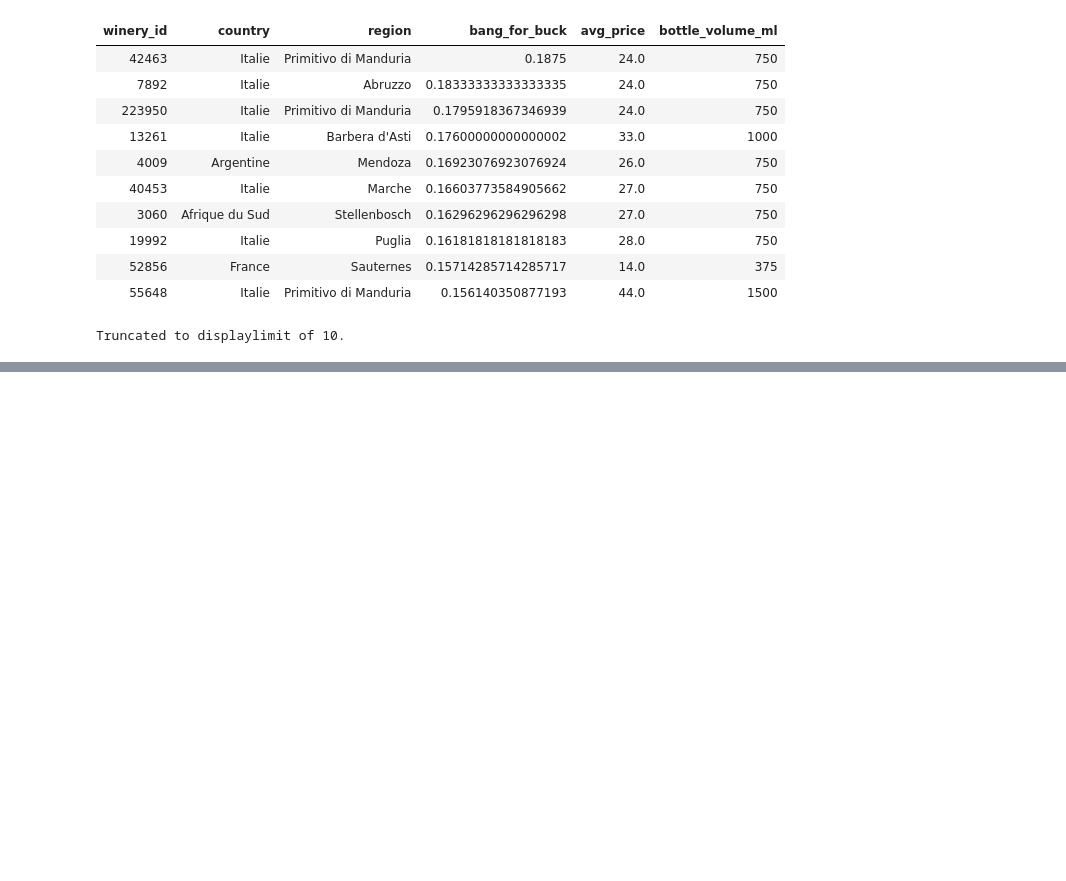
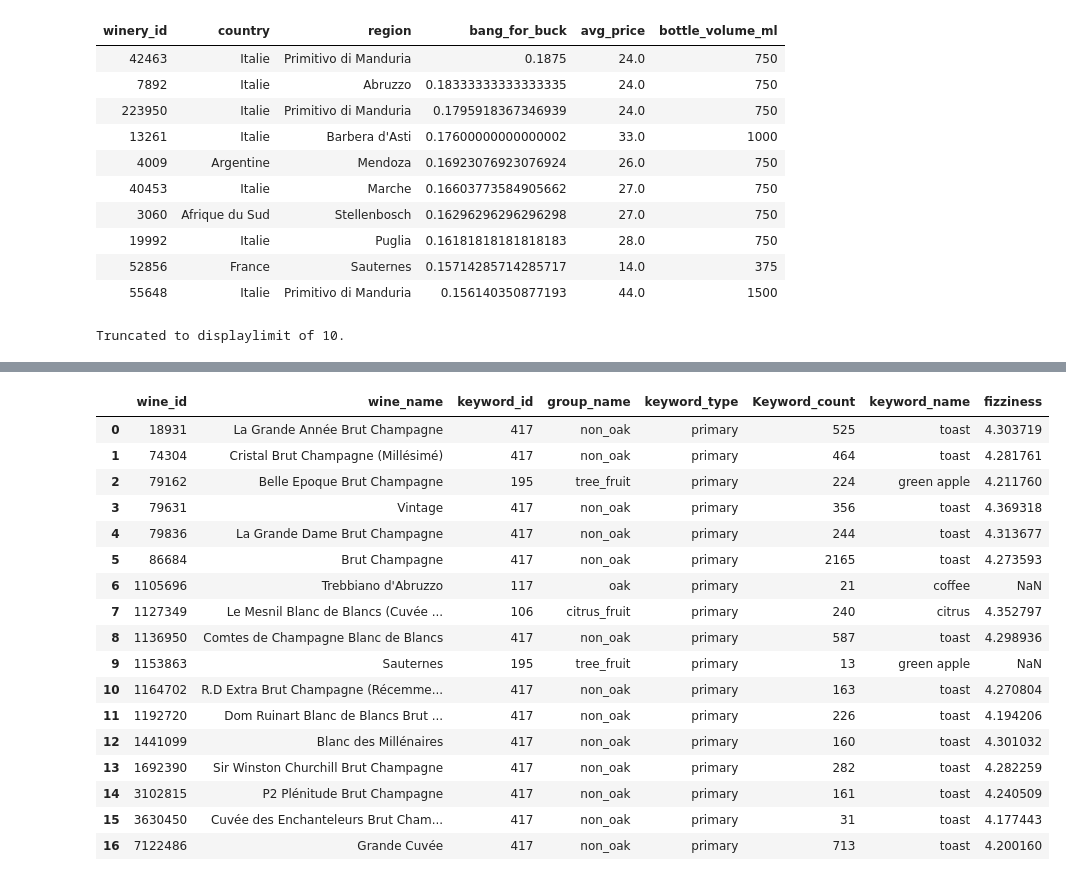
Before and after one commit to JanKazimir/vivinodb, a Jupyter notebook: notebooks/disco.ipynb, the cells around one changed output, grey strips where cells are left out. Drawn from its saved outputs; the diff is of its cells as text; code cells hidden in the pictures; blank space fills up the shorter version.

```diff
--- a/notebooks/disco.ipynb
+++ b/notebooks/disco.ipynb
@@ -421,0 +574,28 @@ Truncated to displaylimit of 10.
+# %%
+## Wines by selected profile:
+with open("../queries/wine_flavour_profile.sql") as f:
+    query = f.read()
+
+df = pd.read_sql_query(query, connexion)
+df
+#results = df[["wine_name","wine_id"]].to_string()
+#print(results)
+# %% [output]
+|  | wine_id | wine_name | keyword_id | group_name | keyword_type | Keyword_count | keyword_name | fizziness |
+| 0 | 18931 | La Grande Année Brut Champagne | 417 | non_oak | primary | 525 | toast | 4.303719 |
+| 1 | 74304 | Cristal Brut Champagne (Millésimé) | 417 | non_oak | primary | 464 | toast | 4.281761 |
+| 2 | 79162 | Belle Epoque Brut Champagne | 195 | tree_fruit | primary | 224 | green apple | 4.211760 |
+| 3 | 79631 | Vintage | 417 | non_oak | primary | 356 | toast | 4.369318 |
+| 4 | 79836 | La Grande Dame Brut Champagne | 417 | non_oak | primary | 244 | toast | 4.313677 |
+| 5 | 86684 | Brut Champagne | 417 | non_oak | primary | 2165 | toast | 4.273593 |
+| 6 | 1105696 | Trebbiano d'Abruzzo | 117 | oak | primary | 21 | coffee | NaN |
+| 7 | 1127349 | Le Mesnil Blanc de Blancs (Cuvée ... | 106 | citrus_fruit | primary | 240 | citrus | 4.352797 |
+| 8 | 1136950 | Comtes de Champagne Blanc de Blancs | 417 | non_oak | primary | 587 | toast | 4.298936 |
+| 9 | 1153863 | Sauternes | 195 | tree_fruit | primary | 13 | green apple | NaN |
+| 10 | 1164702 | R.D Extra Brut Champagne (Récemme... | 417 | non_oak | primary | 163 | toast | 4.270804 |
+| 11 | 1192720 | Dom Ruinart Blanc de Blancs Brut ... | 417 | non_oak | primary | 226 | toast | 4.194206 |
+| 12 | 1441099 | Blanc des Millénaires | 417 | non_oak | primary | 160 | toast | 4.301032 |
+| 13 | 1692390 | Sir Winston Churchill Brut Champagne | 417 | non_oak | primary | 282 | toast | 4.282259 |
+| 14 | 3102815 | P2 Plénitude Brut Champagne | 417 | non_oak | primary | 161 | toast | 4.240509 |
+| 15 | 3630450 | Cuvée des Enchanteleurs Brut Cham... | 417 | non_oak | primary | 31 | toast | 4.177443 |
+| 16 | 7122486 | Grande Cuvée | 417 | non_oak | primary | 713 | toast | 4.200160 |
```
Also changed, not shown: parts of 19 cells of this notebook, 11 other files.
